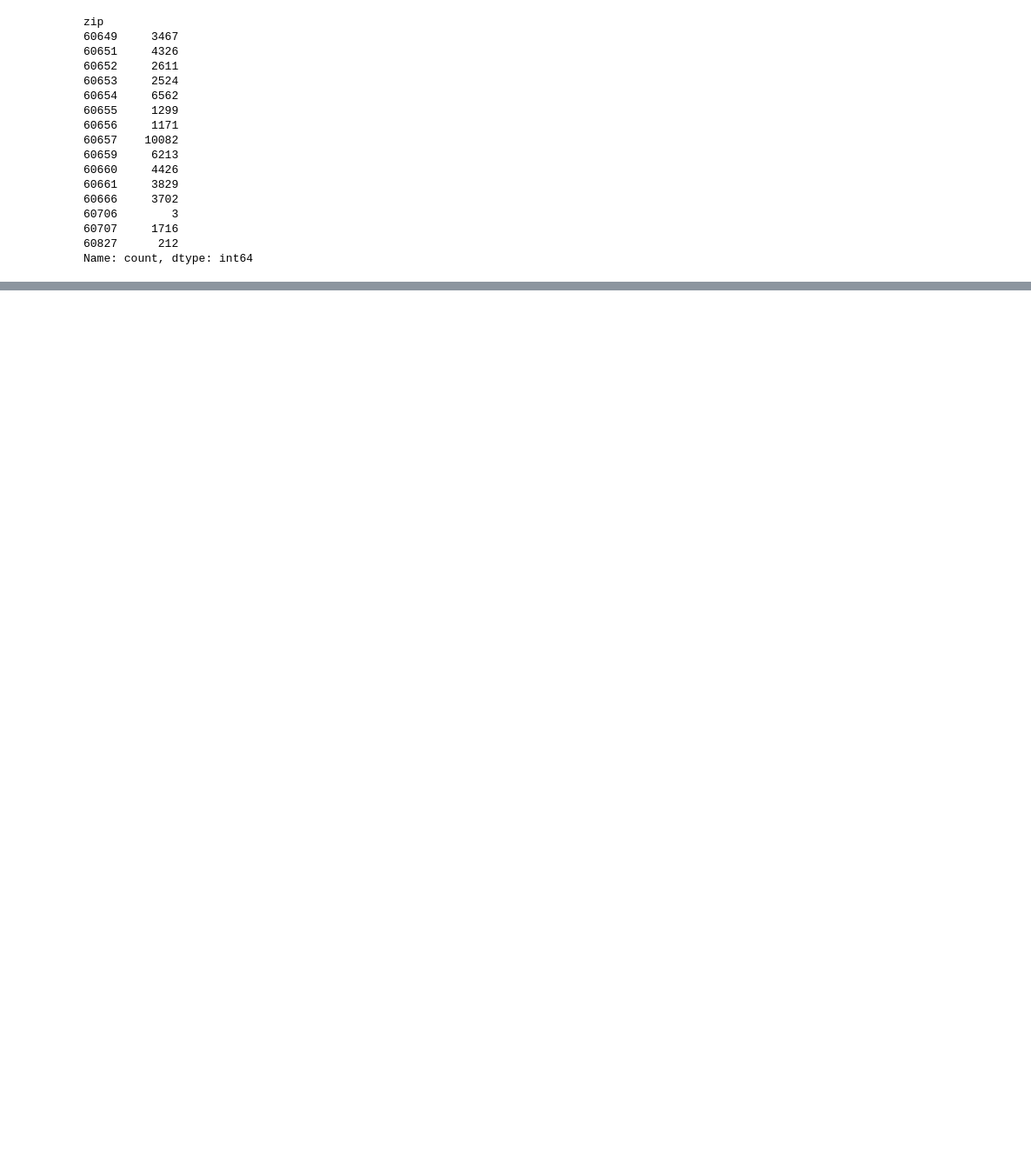
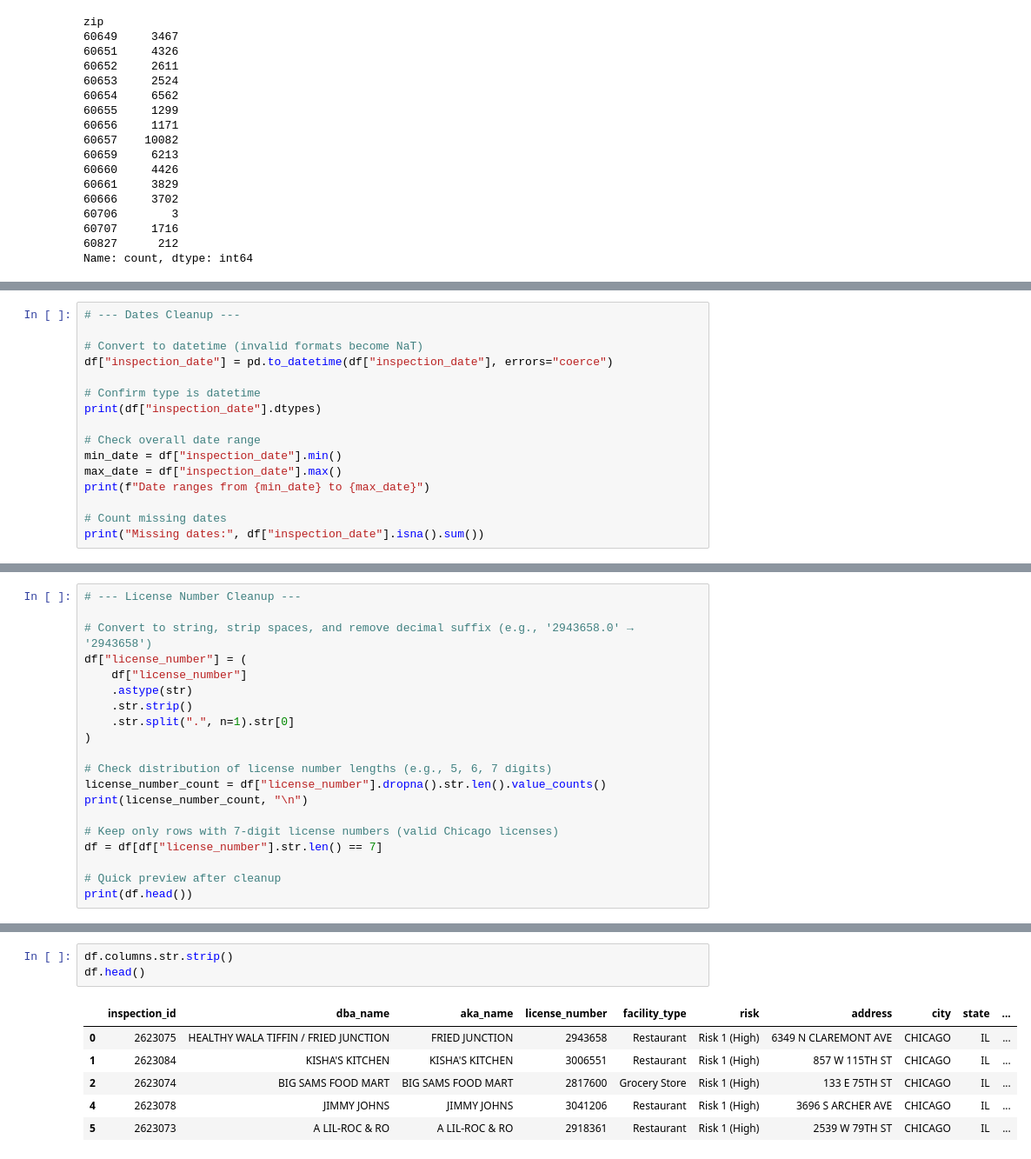
Before and after one commit to anmollimbu25/data-cleaning-portfolio, a Jupyter notebook: notebooks/01_eda_food_inspections.ipynb, the cells around one changed output, grey strips where cells are left out. Shown at 87% size. Cells and saved outputs as stored; diff of their text form; blank space fills up the shorter version.

Commit message:
feat(clean): finalize inspections cleaning notebook and save processed CSV

```diff
--- a/notebooks/01_eda_food_inspections.ipynb
+++ b/notebooks/01_eda_food_inspections.ipynb
@@ -332,0 +322,16 @@ Name: count, dtype: int64
+# %%
+# --- Dates Cleanup ---
+
+# Convert to datetime (invalid formats become NaT)
+df["inspection_date"] = pd.to_datetime(df["inspection_date"], errors="coerce")
+
+# Confirm type is datetime
+print(df["inspection_date"].dtypes)
+
+# Check overall date range
+min_date = df["inspection_date"].min()
+max_date = df["inspection_date"].max()
+print(f"Date ranges from {min_date} to {max_date}")
+
+# Count missing dates
+print("Missing dates:", df["inspection_date"].isna().sum())
@@ -332,0 +351,20 @@ Name: count, dtype: int64
+# %%
+# --- License Number Cleanup ---
+
+# Convert to string, strip spaces, and remove decimal suffix (e.g., '2943658.0' → '2943658')
+df["license_number"] = (
+    df["license_number"]
+    .astype(str)
+    .str.strip()
+    .str.split(".", n=1).str[0]
+)
+
+# Check distribution of license number lengths (e.g., 5, 6, 7 digits)
+license_number_count = df["license_number"].dropna().str.len().value_counts()
+print(license_number_count, "\n")
+
+# Keep only rows with 7-digit license numbers (valid Chicago licenses)
+df = df[df["license_number"].str.len() == 7]
+
+# Quick preview after cleanup
+print(df.head())
@@ -332,0 +389,10 @@ Name: count, dtype: int64
+# %%
+df.columns.str.strip()
+df.head()
+# %% [output]
+|  | inspection_id | dba_name | aka_name | license_number | facility_type | risk | address | city | state | ... |
+| 0 | 2623075 | HEALTHY WALA TIFFIN / FRIED JUNCTION | FRIED JUNCTION | 2943658 | Restaurant | Risk 1 (High) | 6349 N CLAREMONT AVE | CHICAGO | IL | ... |
+| 1 | 2623084 | KISHA'S KITCHEN | KISHA'S KITCHEN | 3006551 | Restaurant | Risk 1 (High) | 857 W 115TH ST | CHICAGO | IL | ... |
+| 2 | 2623074 | BIG SAMS FOOD MART | BIG SAMS FOOD MART | 2817600 | Grocery Store | Risk 1 (High) | 133 E 75TH ST | CHICAGO | IL | ... |
+| 4 | 2623078 | JIMMY JOHNS | JIMMY JOHNS | 3041206 | Restaurant | Risk 1 (High) | 3696 S ARCHER AVE | CHICAGO | IL | ... |
+| 5 | 2623073 | A LIL-ROC & RO | A LIL-ROC & RO | 2918361 | Restaurant | Risk 1 (High) | 2539 W 79TH ST | CHICAGO | IL | ... |
```
Also changed, not shown: parts of 18 cells of this notebook.
